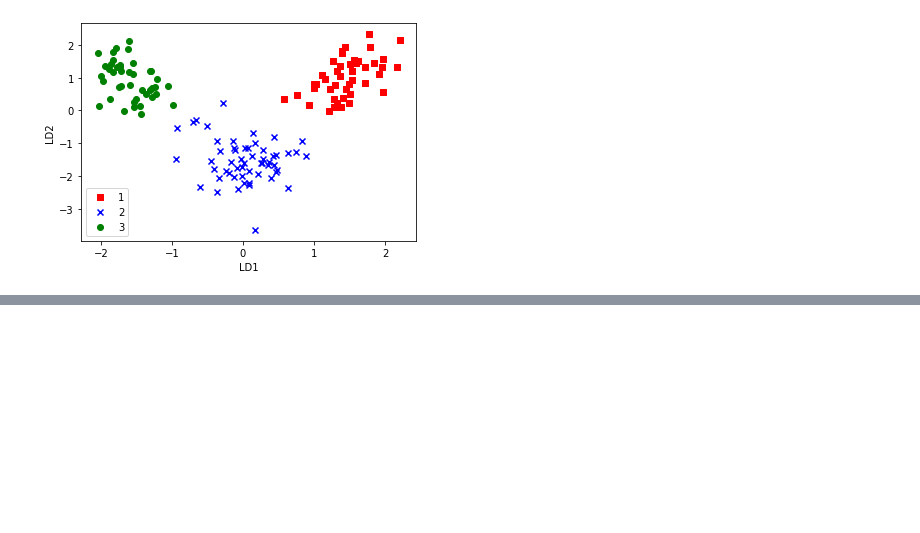
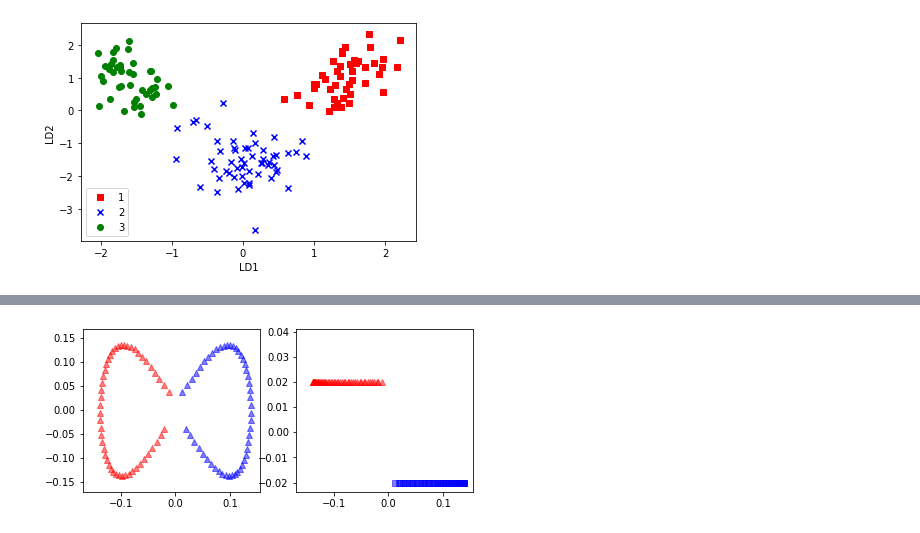
Before and after one commit to nsakki55/tech-notes, a Jupyter notebook: python-machine-learning-book/code/ch05/mycode05.ipynb, the cells around one changed output, grey strips where cells are left out. Cells and saved outputs as stored; diff of their text form; code cells hidden in the pictures; blank space fills up the shorter version.

```diff
--- a/python-machine-learning-book/code/ch05/mycode05.ipynb
+++ b/python-machine-learning-book/code/ch05/mycode05.ipynb
@@ -298,3 +298,29 @@ plt.legend(loc='lower left')
 plt.show()
 # %% [output]
 [figure]
+# %%
+from scipy.spatial.distance import pdist,squareform
+from scipy import exp
+from scipy.linalg import eigh
+import numpy as np
+
+def rbf_kernel_pca(X,gamma,n_components):
+    # 行列のペアごとの平方ユークリッド距離を計算
+    sq_dists=pdist(X,'sqeuclidean')
+    # ペアごとの距離を正方行列に変換
+    mat_sq_dists=squareform(sq_dists)
+    # 対象カーネル行列
+    K=exp(-gamma*mat_sq_dists)
+    # カーネル行列を中心化
+    N=K.shape[0]
+    one_n=np.ones((N,N))/N
+    K=K-one_n.dot(K)-K.dot(one_n)+one_n.dot(K).dot(one_n)
+    # 固有値を取得
+    eivgvals,eigvecs=eigh(K)
+    # 上位k個の固有ベクトルを取得
+    X_pc=np.column_stack((eigvecs[:,-i] for i in range(1,n_components+1)))
+
+    # 対応する固有ベクトルを取得
+    lambdas=[eivgvals[-i] for i in range(1,n_components+1)]
+
+    return X_pc,lambdas
@@ -300,0 +355,13 @@ plt.show()
+# %%
+from matplotlib.ticker import FormatStrFormatter
+X_kpca=rbf_kernel_pca(X,gamma=15,n_components=2)
+fig,ax=plt.subplots(nrows=1,ncols=2,figsize=(7,3))
+ax[0].scatter(X_kpca[y==0,0],X_kpca[y==0,1],color='red',marker='^',alpha=0.5)
+ax[0].scatter(X_kpca[y==1,0],X_kpca[y==1,1],color='blue',marker='^',alpha=0.5)
+
+ax[1].scatter(X_kpca[y==0,0],np.zeros((50,1))+0.02,c='red',marker='^',alpha=0.5)
+ax[1].scatter(X_kpca[y==1,0],np.zeros((50,1))-0.02,c='blue',marker='s',alpha=0.5)
+
+plt.show()
+# %% [output]
+[figure, added]
```
Also changed, not shown: parts of 5 cells of this notebook, 1 other file.
